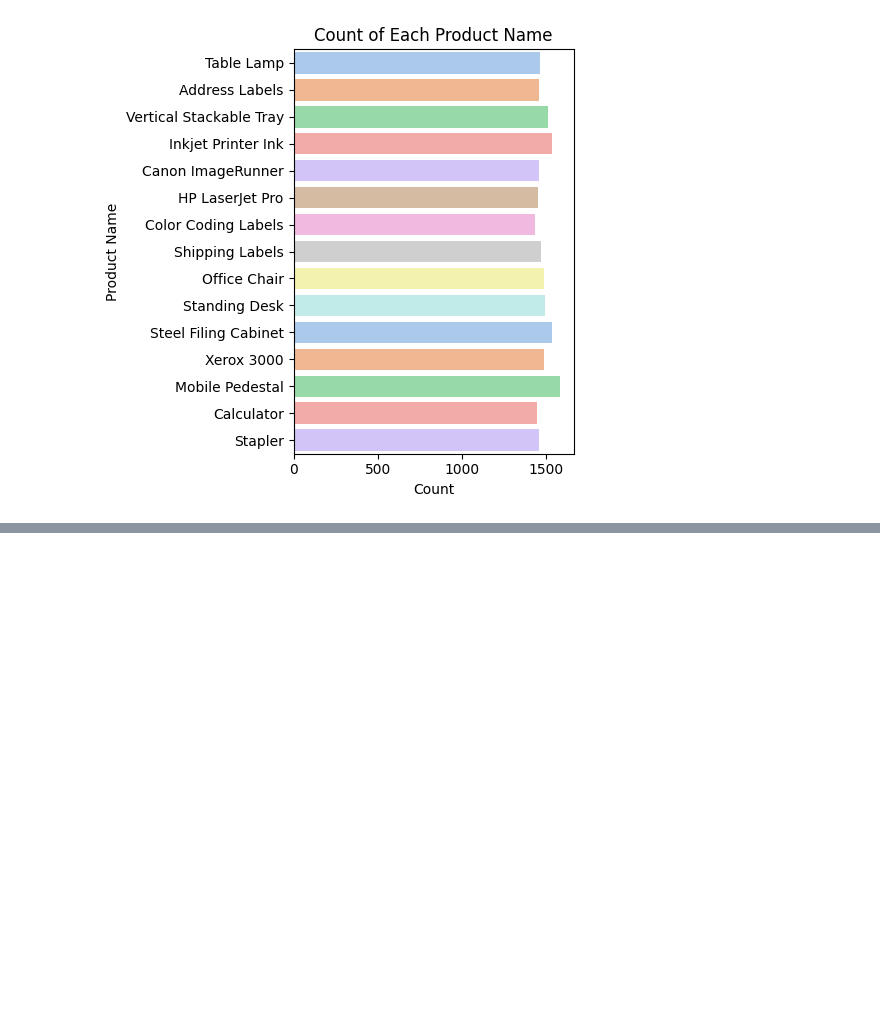
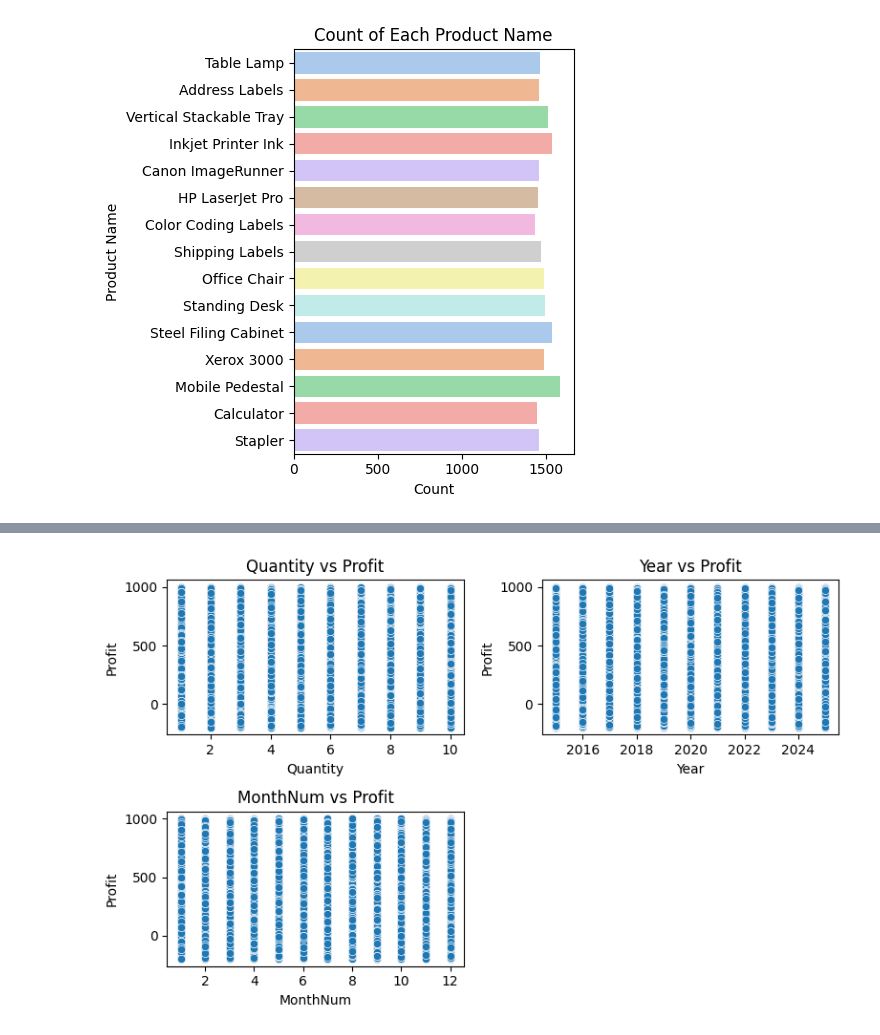
Before and after one commit to Hameedhullah/Order-Profit-Prediction, a Jupyter notebook: Order_Profit_Prediction.ipynb, the cells around one changed output, grey strips where cells are left out. Saved outputs shown, nothing was run; the diff lists cells and outputs as text; code cells hidden in the pictures; blank space fills up the shorter version.

```diff
--- a/Order_Profit_Prediction.ipynb
+++ b/Order_Profit_Prediction.ipynb
@@ -320,0 +294,20 @@ Index(['Order ID', 'Country', 'City', 'State', 'Category', 'Product Name',
+# %%
+# Scatterplots for numerical features vs Profit
+plt.figure(figsize=(8, 5))
+
+plt.subplot(2, 2, 1)
+sns.scatterplot(x='Quantity', y='Profit', data=data_train)
+plt.title('Quantity vs Profit')
+
+plt.subplot(2, 2, 2)
+sns.scatterplot(x='Year', y='Profit', data=data_train)
+plt.title('Year vs Profit')
+
+plt.subplot(2, 2, 3)
+sns.scatterplot(x='MonthNum', y='Profit', data=data_train)
+plt.title('MonthNum vs Profit')
+
+plt.tight_layout()
+plt.show()
+# %% [output]
+[figure, added]
```
Also changed, not shown: parts of 20 cells of this notebook.
